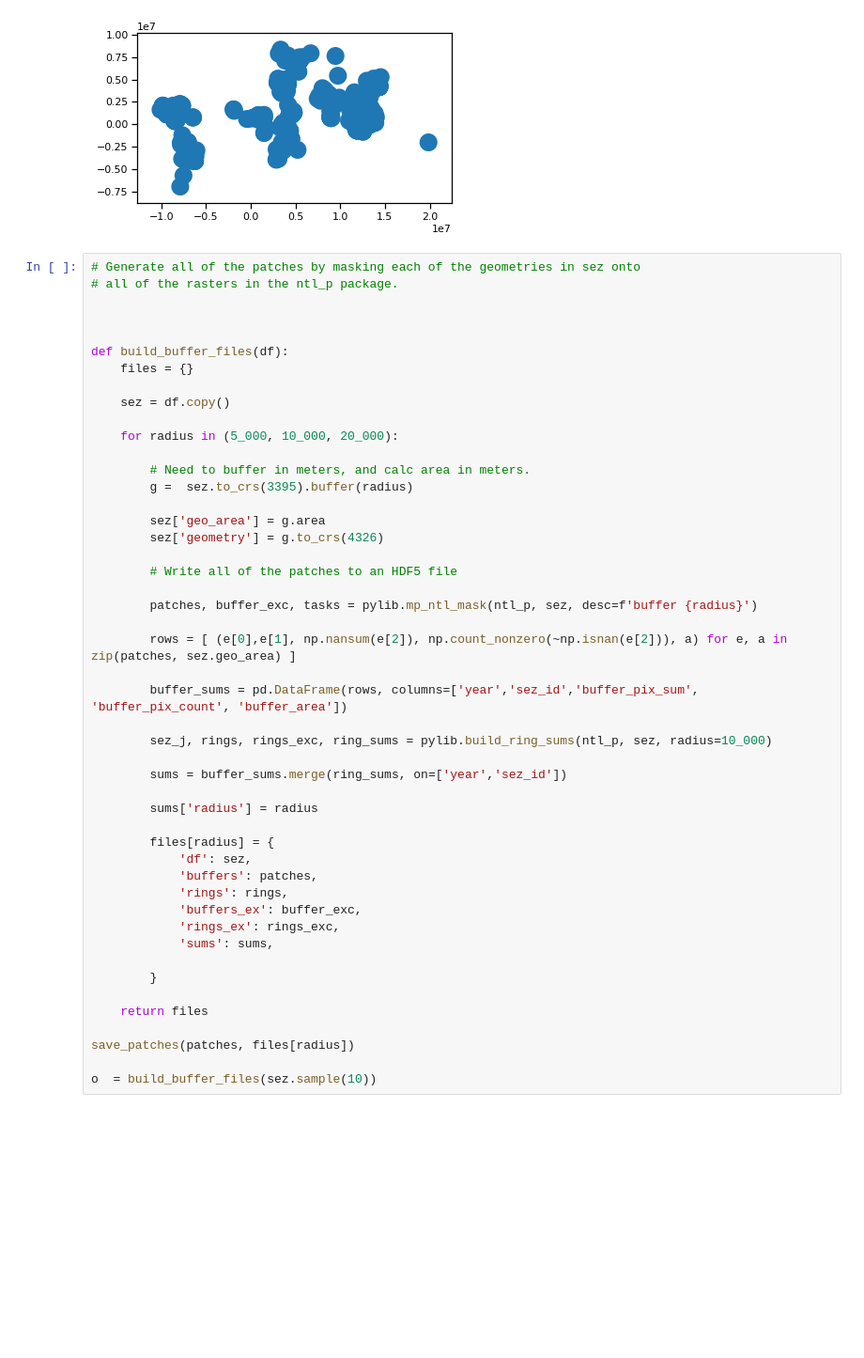
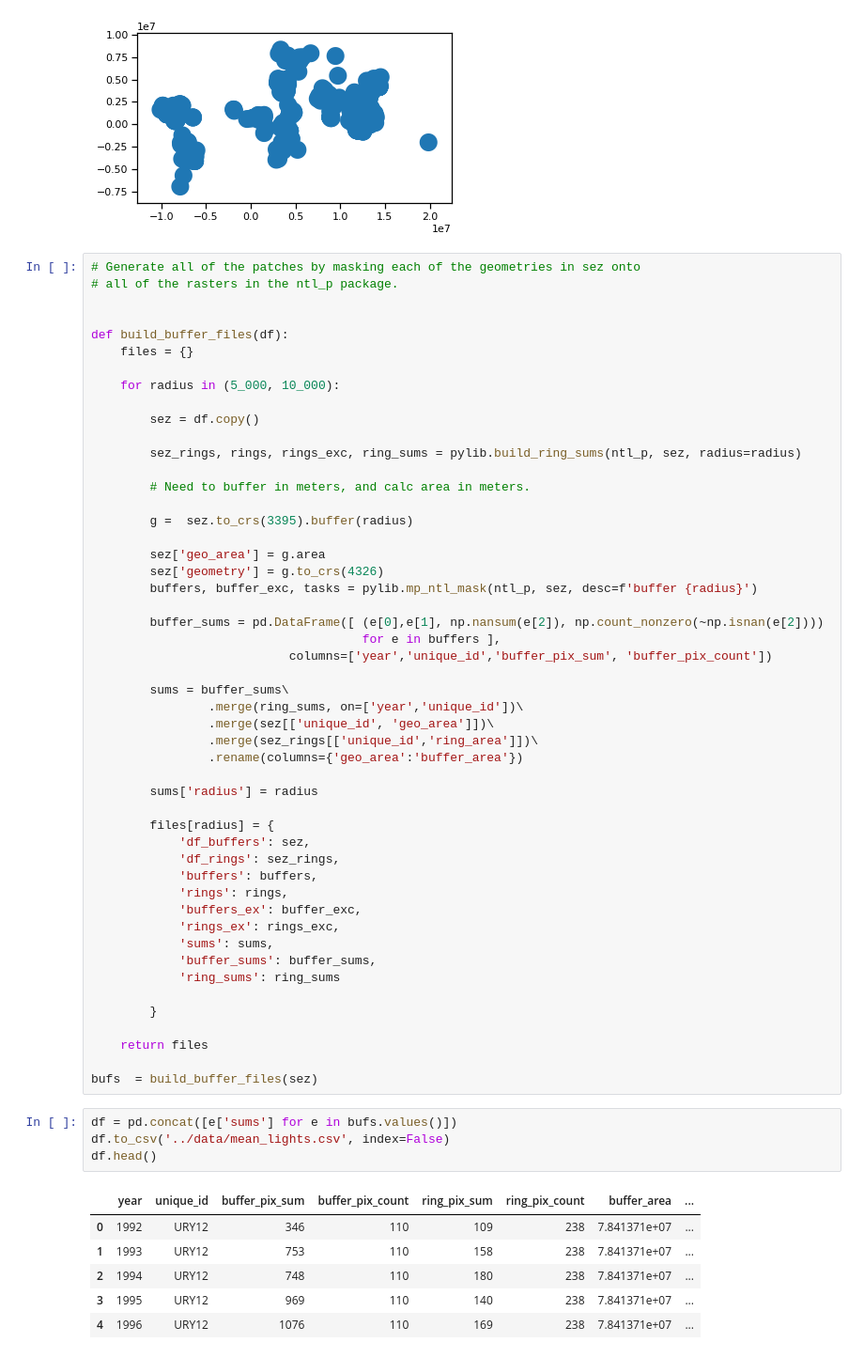
Before and after one commit to metatab-packages/sandiegodata.org-sez_lights, a Jupyter notebook: notebooks/SEZ_Area.ipynb, the cells around one changed output. Shown at 94% size. Cells and saved outputs as stored; diff of their text form; blank space fills up the shorter version.

```diff
--- a/notebooks/SEZ_Area.ipynb
+++ b/notebooks/SEZ_Area.ipynb
@@ -43,46 +43,59 @@ sez.to_crs(3395).buffer(1000000).plot()
 # all of the rasters in the ntl_p package.
 
 
-
 def build_buffer_files(df):
     files = {}
 
-    sez = df.copy()
+    for radius in (5_000, 10_000):
 
-    for radius in (5_000, 10_000, 20_000):
+        sez = df.copy()
+
+        sez_rings, rings, rings_exc, ring_sums = pylib.build_ring_sums(ntl_p, sez, radius=radius)
 
         # Need to buffer in meters, and calc area in meters.
+
         g =  sez.to_crs(3395).buffer(radius)
 
         sez['geo_area'] = g.area
         sez['geometry'] = g.to_crs(4326)
+        buffers, buffer_exc, tasks = pylib.mp_ntl_mask(ntl_p, sez, desc=f'buffer {radius}')
 
-        # Write all of the patches to an HDF5 file
+        buffer_sums = pd.DataFrame([ (e[0],e[1], np.nansum(e[2]), np.count_nonzero(~np.isnan(e[2])))
+                                     for e in buffers ],
+                           columns=['year','unique_id','buffer_pix_sum', 'buffer_pix_count'])
 
-        patches, buffer_exc, tasks = pylib.mp_ntl_mask(ntl_p, sez, desc=f'buffer {radius}')
-
-        rows = [ (e[0],e[1], np.nansum(e[2]), np.count_nonzero(~np.isnan(e[2])), a) for e, a in zip(patches, sez.geo_area) ]
-
-        buffer_sums = pd.DataFrame(rows, columns=['year','sez_id','buffer_pix_sum', 'buffer_pix_count', 'buffer_area'])
-
-        sez_j, rings, rings_exc, ring_sums = pylib.build_ring_sums(ntl_p, sez, radius=10_000)
-
-        sums = buffer_sums.merge(ring_sums, on=['year','sez_id'])
+        sums = buffer_sums\
+                .merge(ring_sums, on=['year','unique_id'])\
+                .merge(sez[['unique_id', 'geo_area']])\
+                .merge(sez_rings[['unique_id','ring_area']])\
+                .rename(columns={'geo_area':'buffer_area'})
 
         sums['radius'] = radius
 
         files[radius] = {
-            'df': sez,
-            'buffers': patches,
+            'df_buffers': sez,
+            'df_rings': sez_rings,
+            'buffers': buffers,
             'rings': rings,
             'buffers_ex': buffer_exc,
             'rings_ex': rings_exc,
             'sums': sums,
+            'buffer_sums': buffer_sums,
+            'ring_sums': ring_sums
 
         }
 
     return files
 
-save_patches(patches, files[radius])
-
-o  = build_buffer_files(sez.sample(10))
+bufs  = build_buffer_files(sez)
+# %%
+df = pd.concat([e['sums'] for e in bufs.values()])
+df.to_csv('../data/mean_lights.csv', index=False)
+df.head()
+# %% [output]
+|  | year | unique_id | buffer_pix_sum | buffer_pix_count | ring_pix_sum | ring_pix_count | buffer_area | ... |
+| 0 | 1992 | URY12 | 346 | 110 | 109 | 238 | 7.841371e+07 | ... |
+| 1 | 1993 | URY12 | 753 | 110 | 158 | 238 | 7.841371e+07 | ... |
+| 2 | 1994 | URY12 | 748 | 110 | 180 | 238 | 7.841371e+07 | ... |
+| 3 | 1995 | URY12 | 969 | 110 | 140 | 238 | 7.841371e+07 | ... |
+| 4 | 1996 | URY12 | 1076 | 110 | 169 | 238 | 7.841371e+07 | ... |
```
Also changed, not shown: parts of 6 cells of this notebook, 9 other files.
